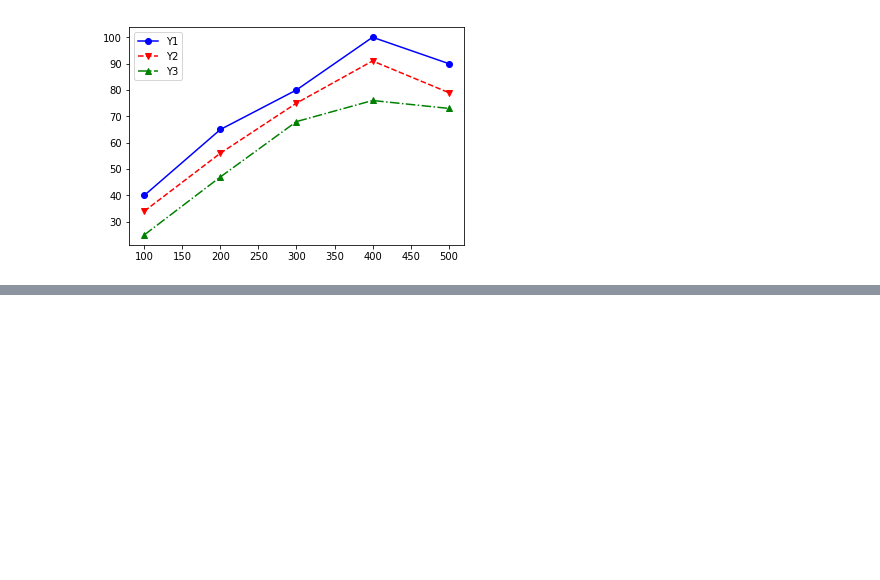
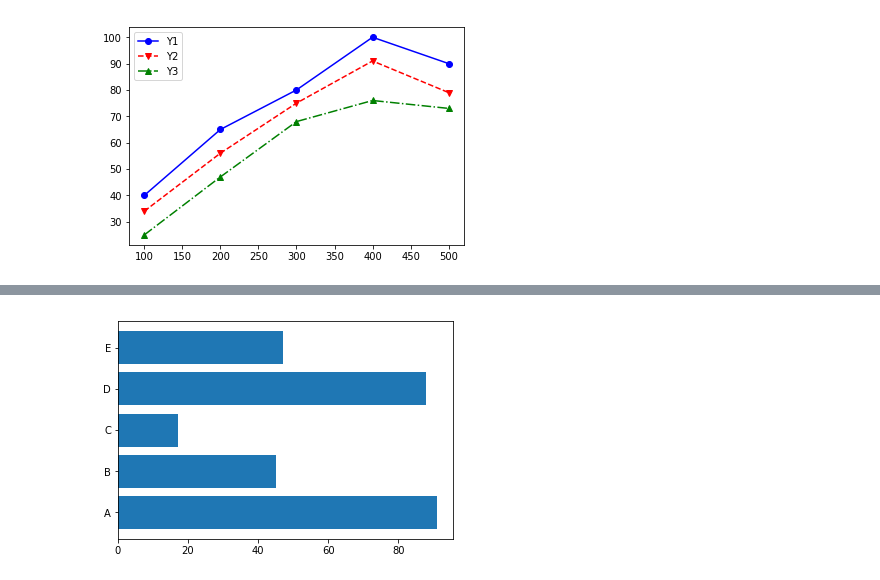
Before and after one commit to TsubasaYoshida/python_learning, a Jupyter notebook: src/graph_introduciton.ipynb, the cells around one changed output, grey strips where cells are left out. Saved outputs shown, nothing was run; the diff lists cells and outputs as text; code cells hidden in the pictures; blank space fills up the shorter version.

```diff
--- a/src/graph_introduciton.ipynb
+++ b/src/graph_introduciton.ipynb
@@ -69,0 +85,9 @@ plt.show()
+# %%
+import matplotlib.pyplot as plt
+labels = ["A", "B", "C", "D", "E"]
+y_pos = range(0, 5)
+V = [91, 45, 17, 88, 47]
+plt.barh(y_pos, V, tick_label = labels)
+plt.show()
+# %% [output]
+[figure, added]
```
Also changed, not shown: parts of 5 cells of this notebook.
